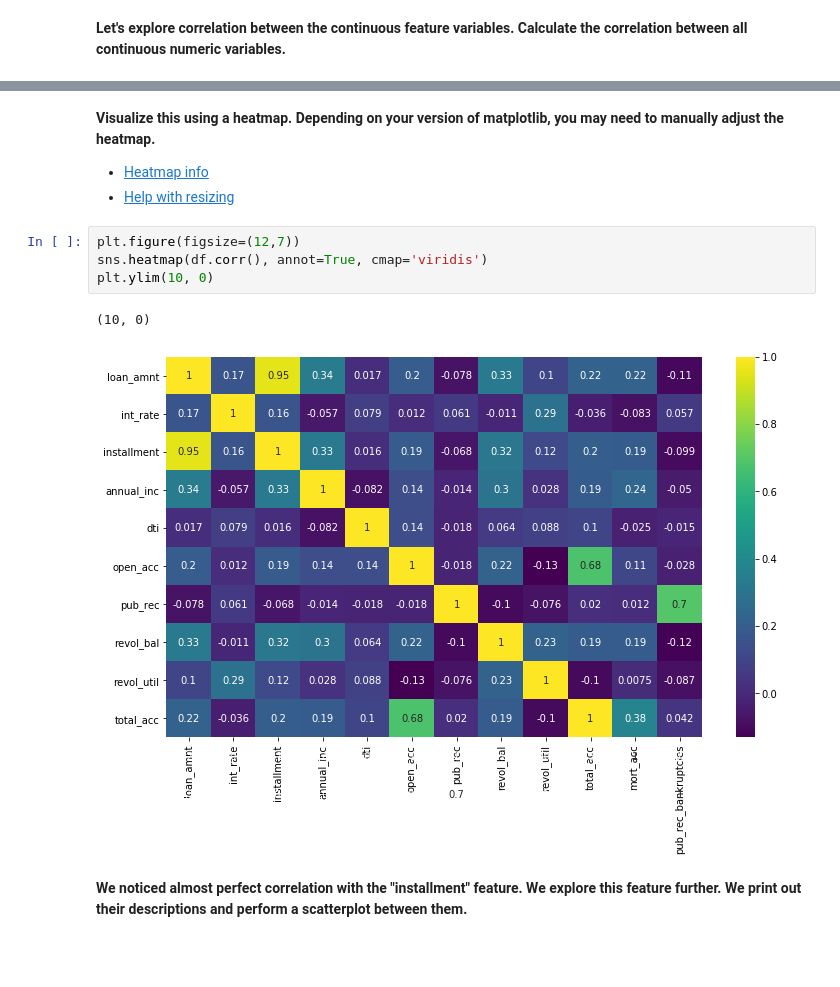
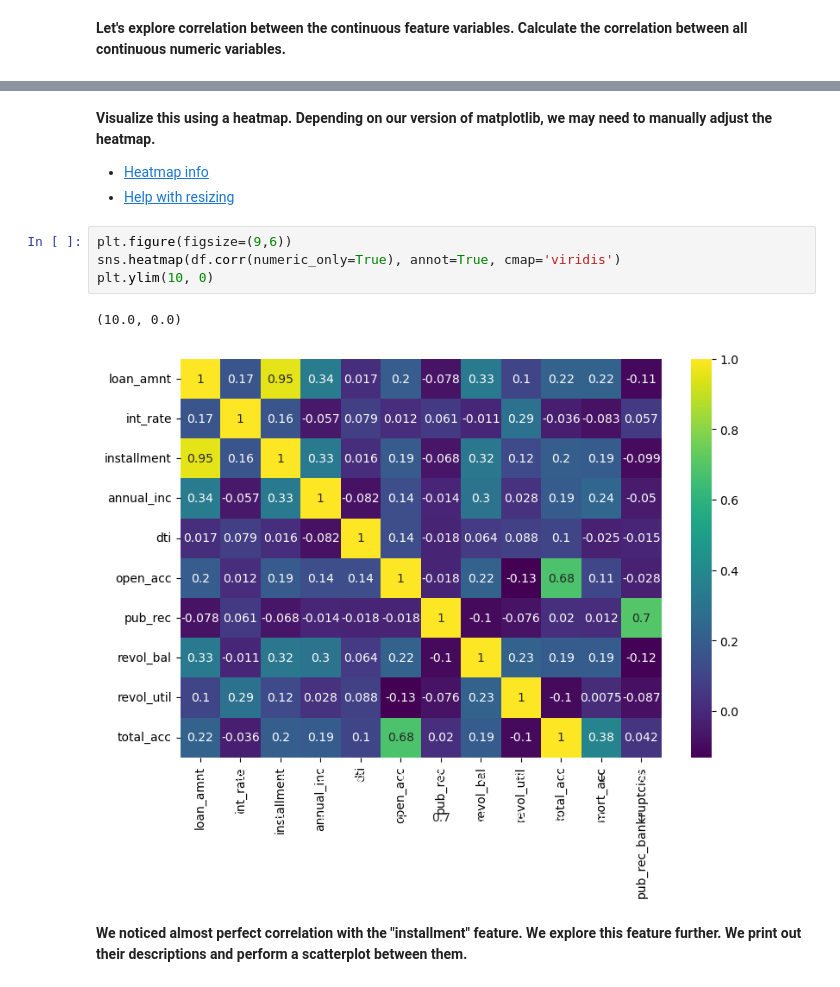
Before and after one commit to mshayganfar/ML_coding, a Jupyter notebook: MahniShayganfar_Keras_LendingClub_Project.ipynb, the cells around one changed output, grey strips where cells are left out. Saved outputs shown, nothing was run; the diff lists cells and outputs as text; blank space fills up the shorter version.

```diff
--- a/MahniShayganfar_Keras_LendingClub_Project.ipynb
+++ b/MahniShayganfar_Keras_LendingClub_Project.ipynb
@@ -256,17 +257,17 @@ df.corr()
 | mort_acc | 0.222315 | -0.082583 | 0.193694 | 0.236320 | -0.025439 | 0.109205 | 0.011552 | 0.194925 | 0.007514 | ... |
 | pub_rec_bankruptcies | -0.106539 | 0.057450 | -0.098628 | -0.050162 | -0.014558 | -0.027732 | 0.699408 | -0.124532 | -0.086751 | ... |
 # %% [markdown]
-**Visualize this using a heatmap. Depending on your version of matplotlib, you may need to manually adjust the heatmap.**
+**Visualize this using a heatmap. Depending on our version of matplotlib, we may need to manually adjust the heatmap.**
 
 * [Heatmap info](https://seaborn.pydata.org/generated/seaborn.heatmap.html#seaborn.heatmap)
 * [Help with resizing](https://stackoverflow.com/questions/56942670/matplotlib-seaborn-first-and-last-row-cut-in-half-of-heatmap-plot)
 # %%
-plt.figure(figsize=(12,7))
-sns.heatmap(df.corr(), annot=True, cmap='viridis')
+plt.figure(figsize=(9,6))
+sns.heatmap(df.corr(numeric_only=True), annot=True, cmap='viridis')
 plt.ylim(10, 0)
 # %% [output]
-(10, 0)
+(10.0, 0.0)
-[figure, old version]
+[figure, new version]
 # %% [markdown]
 **We noticed almost perfect correlation with the "installment" feature. We explore this feature further. We print out their descriptions and perform a scatterplot between them.**
 # %%
```
Also changed, not shown: parts of 33 cells of this notebook.
